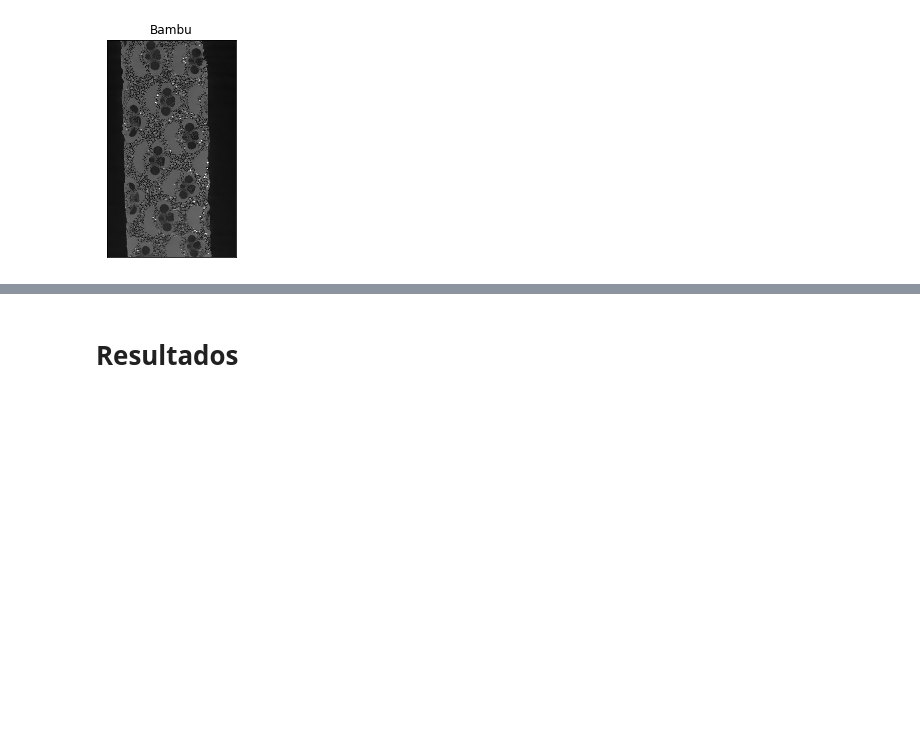
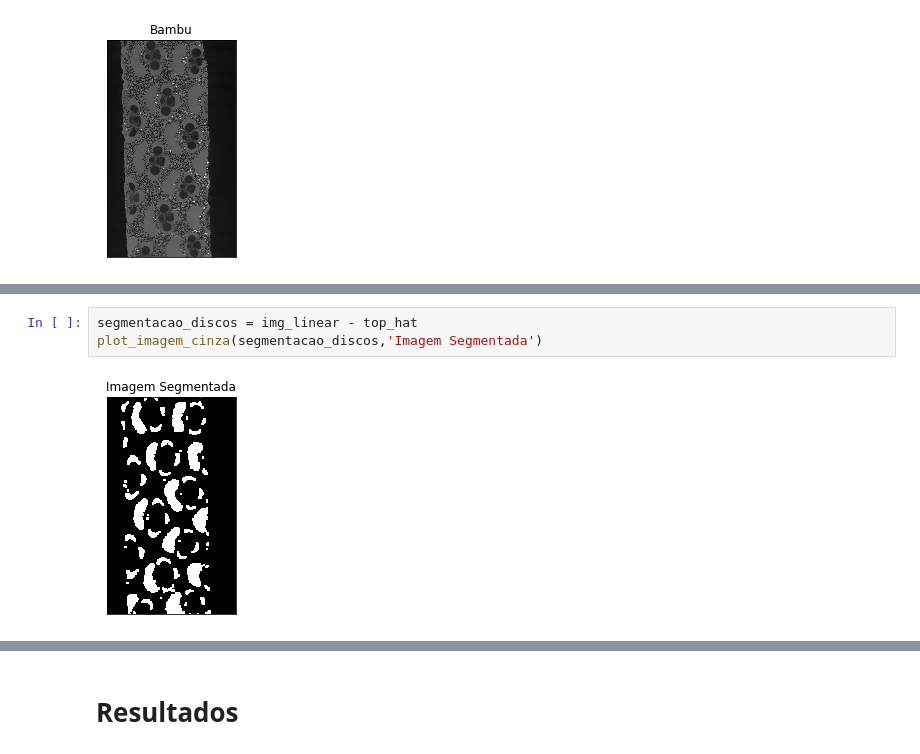
Before and after one commit to rodrigodc07/VisaoComputacional, a Jupyter notebook: Trabalho 8/Ex1.ipynb, the cells around one changed output, grey strips where cells are left out. Saved outputs shown, nothing was run; the diff lists cells and outputs as text; blank space fills up the shorter version.

```diff
--- a/Trabalho 8/Ex1.ipynb
+++ b/Trabalho 8/Ex1.ipynb
@@ -29,0 +51,5 @@ plot_imagem_cinza(img,'Bambu')
+# %%
+segmentacao_discos = img_linear - top_hat
+plot_imagem_cinza(segmentacao_discos,'Imagem Segmentada')
+# %% [output]
+[figure, added]
```
Also changed, not shown: parts of 10 cells of this notebook.
